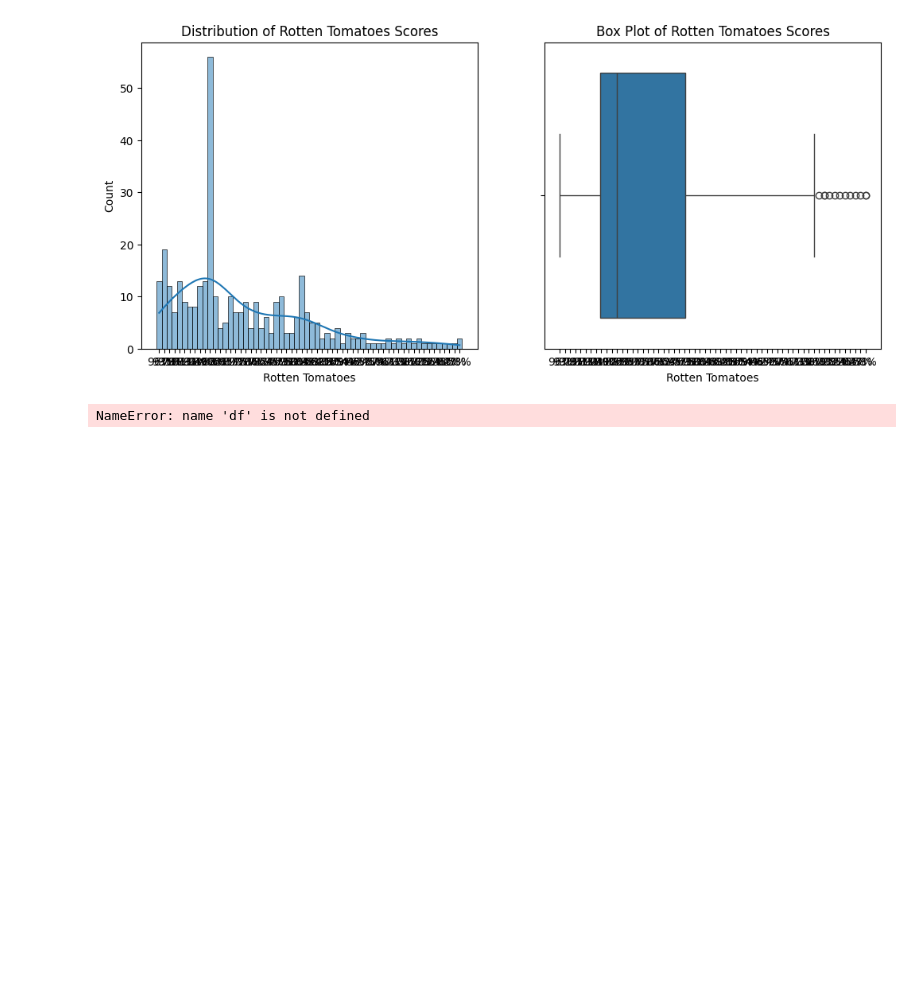
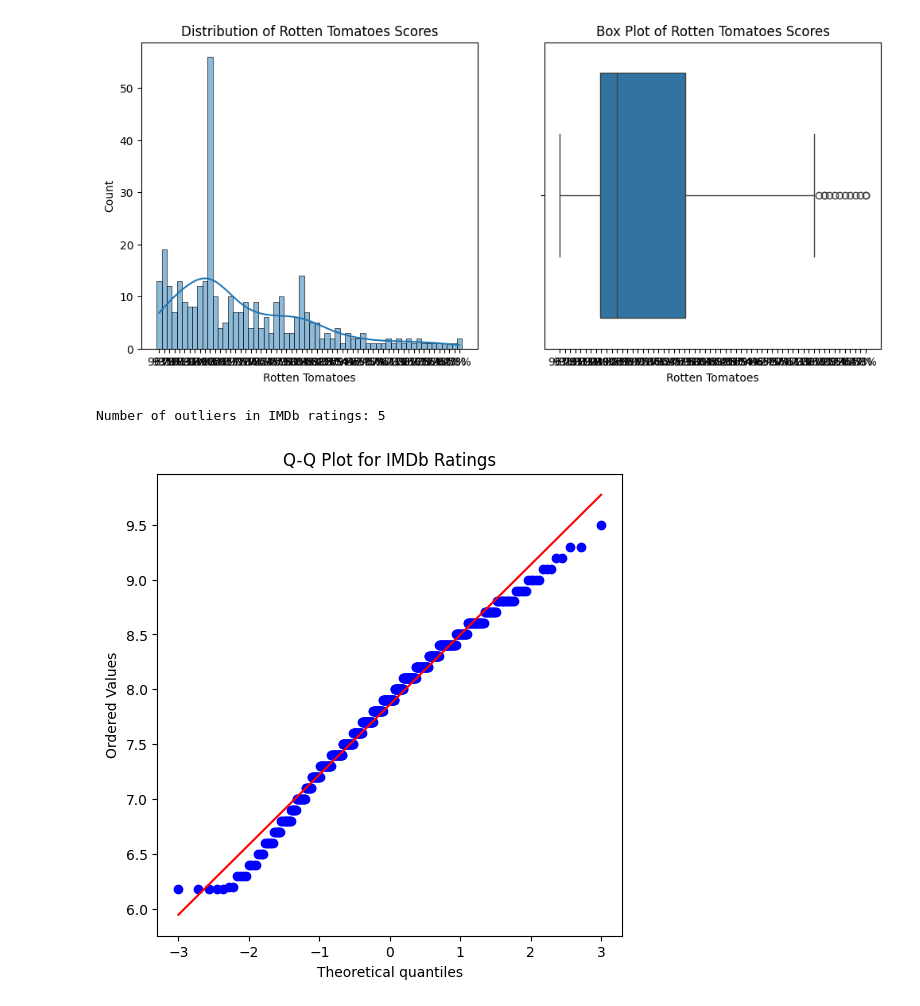
Before and after one commit to AbhishekTopG/datathon, a Jupyter notebook: mcse.ipynb, the cells around one changed output. Cells and saved outputs as stored; diff of their text form; code cells hidden in the pictures; blank space fills up the shorter version.

```diff
--- a/mcse.ipynb
+++ b/mcse.ipynb
@@ -114,5 +136,17 @@ IQR = Q3 - Q1
 outliers_imdb = df[(df['IMDb'] < (Q1 - 1.5 * IQR)) | (df['IMDb'] > (Q3 + 1.5 * IQR))]
 
 print(f'Number of outliers in IMDb ratings: {outliers_imdb.shape[0]}')
+
+# Handle outliers by capping
+df['IMDb'] = np.where(df['IMDb'] > (Q3 + 1.5 * IQR), Q3 + 1.5 * IQR, df['IMDb'])
+df['IMDb'] = np.where(df['IMDb'] < (Q1 - 1.5 * IQR), Q1 - 1.5 * IQR, df['IMDb'])
 # %% [output]
-NameError: name 'df' is not defined
+Number of outliers in IMDb ratings: 5
+# %%
+# 6. Normal Probability Plot (Q-Q Plot)
+plt.figure(figsize=(6, 6))
+stats.probplot(df['IMDb'], dist="norm", plot=plt)
+plt.title('Q-Q Plot for IMDb Ratings')
+plt.show()
+# %% [output]
+[figure, added]
```
Also changed, not shown: parts of 2 cells of this notebook.
